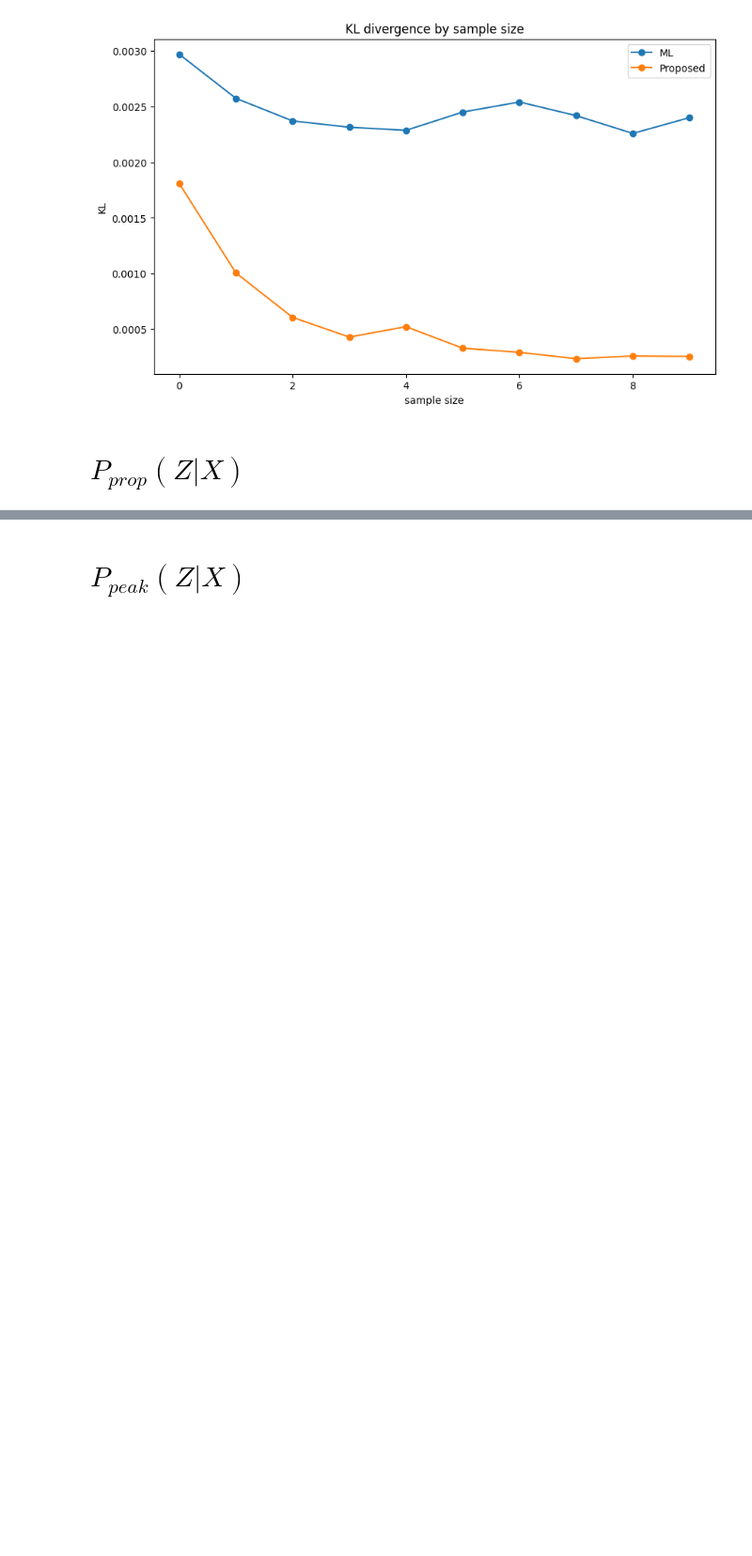
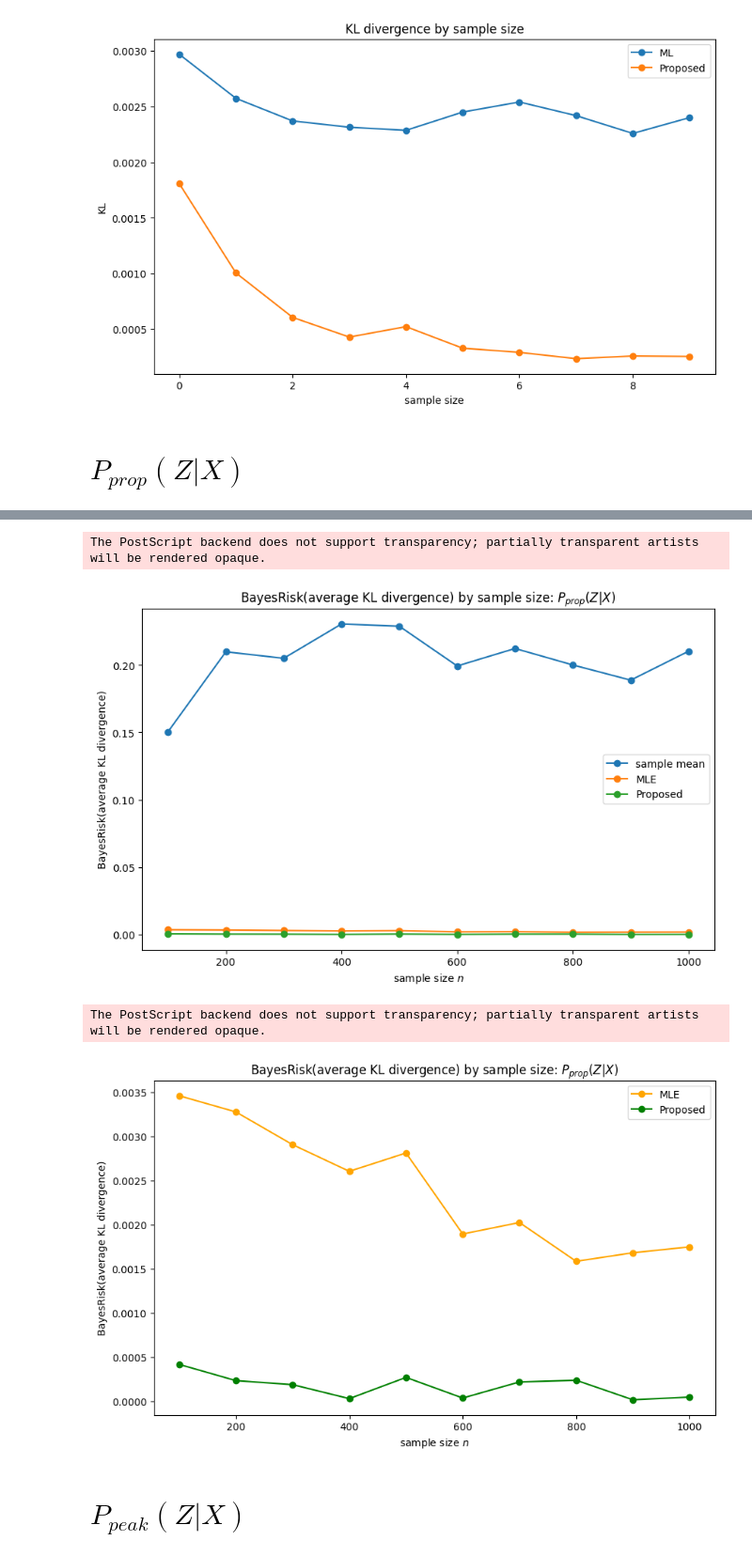
Before and after one commit to AbeTai/baysian_selection_bias_correction_method, a Jupyter notebook: notebooks/variation_sample_size.ipynb, the cells around one changed output, grey strips where cells are left out. Shown: that part at 94% size. Saved outputs shown, nothing was run; the diff lists cells and outputs as text; code cells hidden in the pictures; blank space fills up the shorter version.

```diff
--- a/notebooks/variation_sample_size.ipynb
+++ b/notebooks/variation_sample_size.ipynb
@@ -180,7 +180,7 @@ plt.show()
 # %% [markdown]
 # $P_{prop}(Z|X)$
 # %%
-Ex_num = 10 # パラメータを生成する回数
+Ex_num = 2 # パラメータを生成する回数
 
 # 特徴量の数を設定
 n_features = 1
@@ -247,8 +247,8 @@ for sample_size in sample_size_list:
 
                 pbar.update(1)
                 trial += 1
-            else:
-                print("バイアスサンプルの生成に失敗しました")
+            #else:
+            #    print("バイアスサンプルの生成に失敗しました")
 
     # 提案手法と比較手法の結果を表示
     print(f"実験条件:{threshfold=}")
@@ -294,24 +319,36 @@ KL_list
 # %%
+import matplotlib.pyplot as plt
+import numpy as np
+
 KL_list = np.array(KL_list).T
 label = ["sample mean", "MLE", "Proposed"]
 
 plt.figure(figsize=(10, 6))
 for i in range(3):
     plt.plot(sample_size_list, KL_list[i], marker='o', linestyle='-', label=label[i]) # マーカーを'o'に設定し、線種を'-'に設定
 plt.xlabel("sample size $n$")
 plt.ylabel("BayesRisk(average KL divergence)")
 plt.legend()
 plt.title("BayesRisk(average KL divergence) by sample size: $P_{prop}(Z|X)$")
+plt.savefig("../results/fig/BayesRisk_by_sample_size_prop.png", format="png", dpi=300)
+plt.savefig("../results/fig/BayesRisk_by_sample_size_prop.eps", format="eps")
 plt.show()
 
 plt.figure(figsize=(10, 6))
 for i in range(2):
-    plt.plot(sample_size_list, KL_list[i+1], marker='o', linestyle='-', label=label[i+1]) # マーカーを'o'に設定し、線種を'-'に設定
+    plt.plot(sample_size_list, KL_list[i+1], marker='o', linestyle='-', label=label[i+1], color = 'orange' if i==0 else 'green') # マーカーを'o'に設定し、線種を'-'に設定
 plt.xlabel("sample size $n$")
 plt.ylabel("BayesRisk(average KL divergence)")
 plt.legend()
 plt.title("BayesRisk(average KL divergence) by sample size: $P_{prop}(Z|X)$")
+plt.savefig("../results/fig/BayesRisk_by_sample_size_no_sample_mean_prop.png", format="png", dpi=300)
+plt.savefig("../results/fig/BayesRisk_by_sample_size_no_sample_mean_prop.eps", format="eps")
 plt.show()
+# %% [output]
+The PostScript backend does not support transparency; partially transparent artists will be rendered opaque.
+[figure, added]
+The PostScript backend does not support transparency; partially transparent artists will be rendered opaque.
+[figure, added]
 # %% [markdown]
 # $P_{peak}(Z|X)$
 # %%
```
Also changed, not shown: parts of 3 cells of this notebook, 9 other files.
